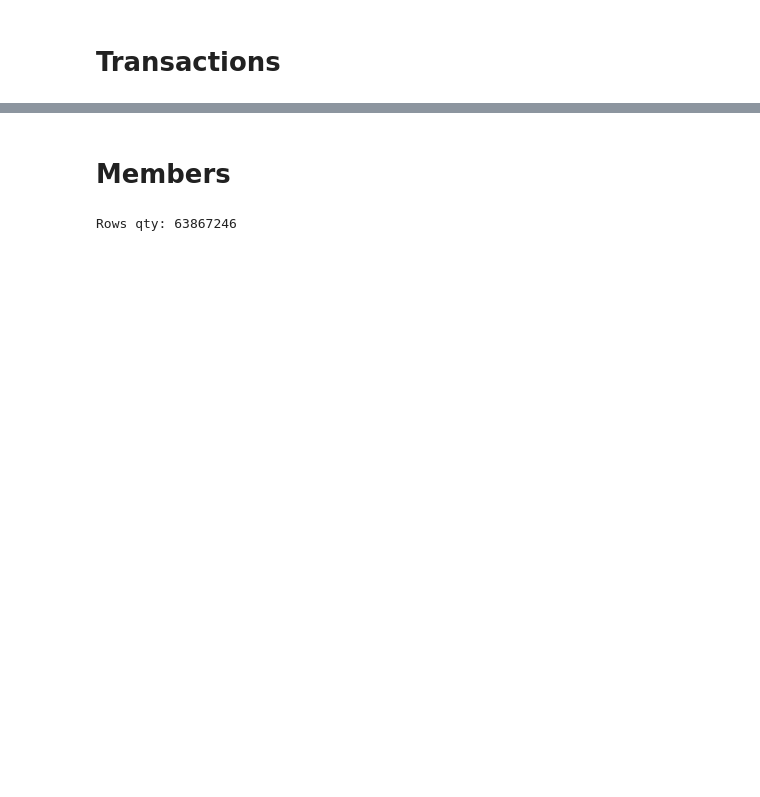
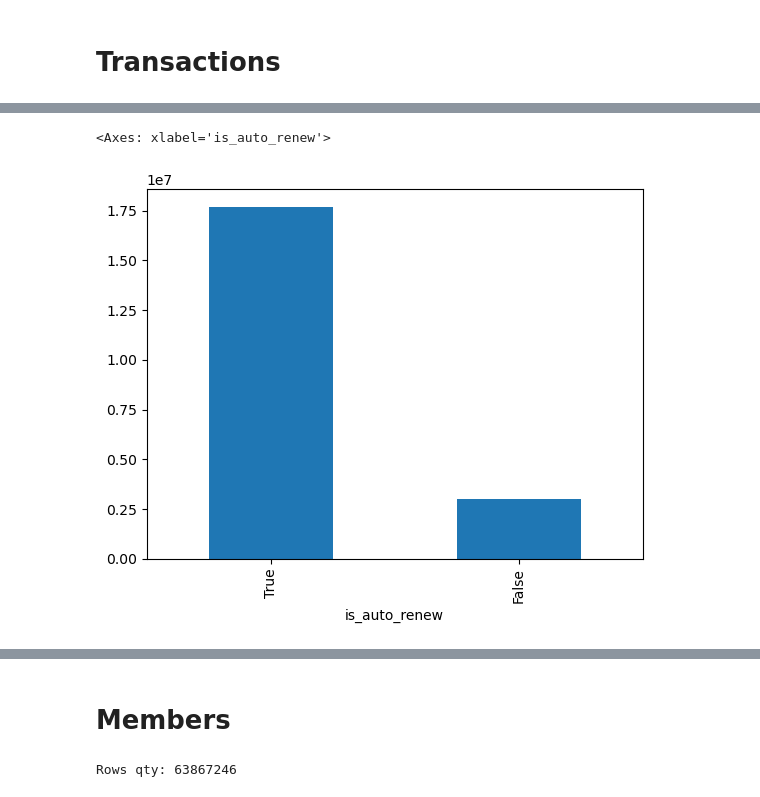
Before and after one commit to CaioAFA/2025-case-data-master-caio-arrabal, a Jupyter notebook: notebooks/01-Data-Exploring.ipynb, the cells around one changed output, grey strips where cells are left out. Saved outputs shown, nothing was run; the diff lists cells and outputs as text; code cells hidden in the pictures; blank space fills up the shorter version.

```diff
--- a/notebooks/01-Data-Exploring.ipynb
+++ b/notebooks/01-Data-Exploring.ipynb
@@ -85,0 +146,5 @@ transactions_df.head()
+# %%
+transactions_df.is_auto_renew.value_counts().plot.bar()
+# %% [output]
+<Axes: xlabel='is_auto_renew'>
+[figure, added]
```
Also changed, not shown: parts of 37 cells of this notebook, 1 other file.
